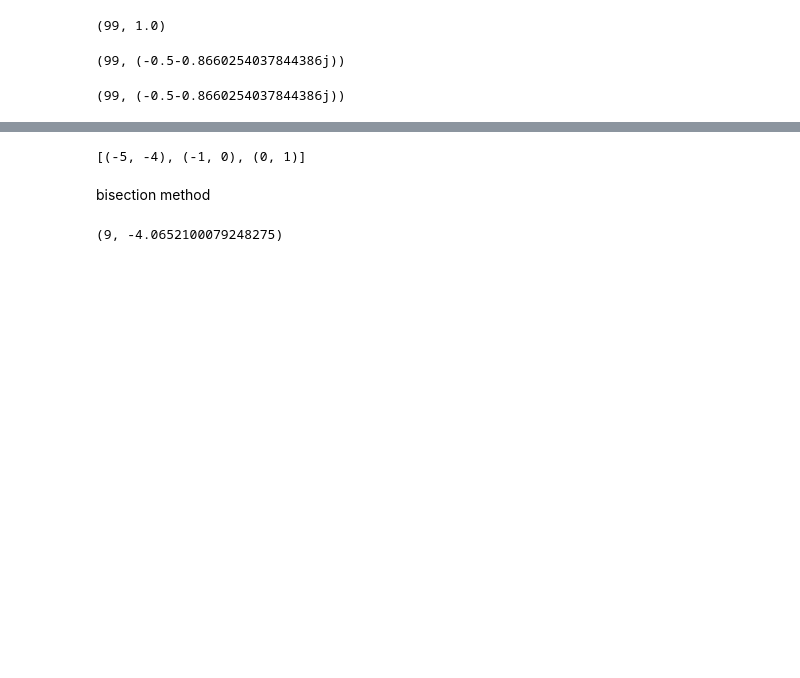
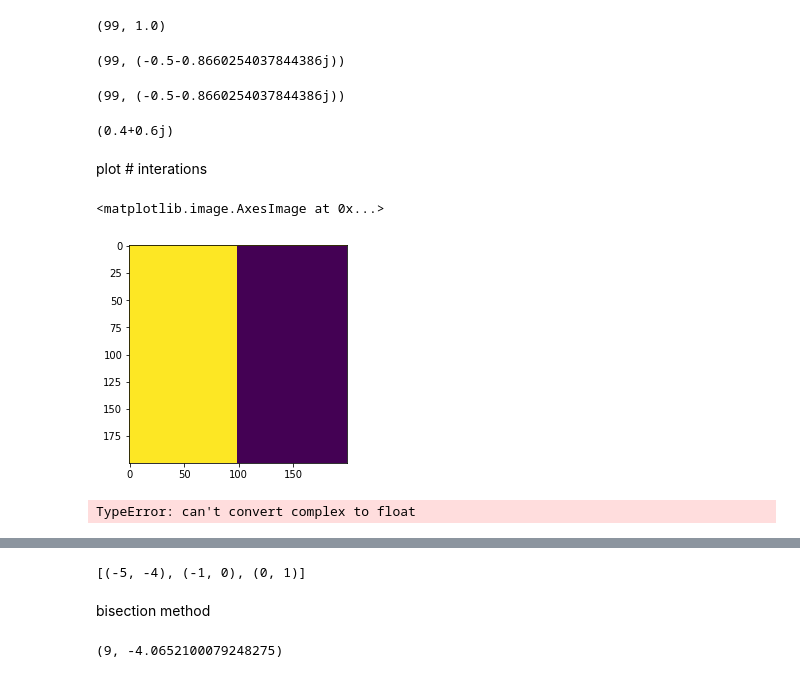
Before and after one commit to yanhann10/statistical_computing_course, a Jupyter notebook: Homework04.ipynb, the cells around one changed output, grey strips where cells are left out. Saved outputs shown, nothing was run; the diff lists cells and outputs as text; code cells hidden in the pictures; blank space fills up the shorter version.

```diff
--- a/Homework04.ipynb
+++ b/Homework04.ipynb
@@ -126,6 +131,45 @@ z0 = -0.4-0.8j
 newton_iter(z0, f, fprime)
 # %% [output]
 (99, (-0.5-0.8660254037844386j))
+# %%
+complex(0.4, 0.6)
+# %% [output]
+(0.4+0.6j)
+# %% [markdown]
+plot # interations
+# %%
+def plot_newton_iters(f, fprime, n=200, extent=[-1,1,-1,1]):
+    """store the iterations of newton method in a grid"""
+    M_iters = np.zeros((n, n), int)
+    x=np.linspace(-1, 1, n)
+    y=np.linspace(-1, 1, n)
+    for i  in range(n):
+        for j in range(n):
+            n, _ = newton_iter(complex(x[i], y[j]), f, fprime)
+            M_iters[i, j]= n
+    return M_iters
+
+plt.imshow(plot_newton_iters(f, fprime))
+# %% [output]
+<matplotlib.image.AxesImage at 0x...>
+[figure, added]
+# %%
+def plot_newton_basins(f, fprime, n=200, extent=[-1,1,-1,1]):
+    """store the identity of the root that the grid point converged to"""
+    M_basins = np.zeros((n, n), float)
+    x = np.linspace(-1, 1, n)
+    y = np.linspace(-1, 1, n)
+    #XX, YY = np.meshgrid(x, y)
+
+    for i  in range(n):
+        for j in range(n):
+            _, b = newton_iter(complex(x[i], y[j]), f, fprime)
+            M_basins[i, j]= b
+    return M_basins
+
+plt.imshow(plot_newton_basins(f, fprime))
+# %% [output]
+TypeError: can't convert complex to float
 # %% [markdown]
 **3**. (20 points)
 
```
Also changed, not shown: parts of 16 cells of this notebook.
